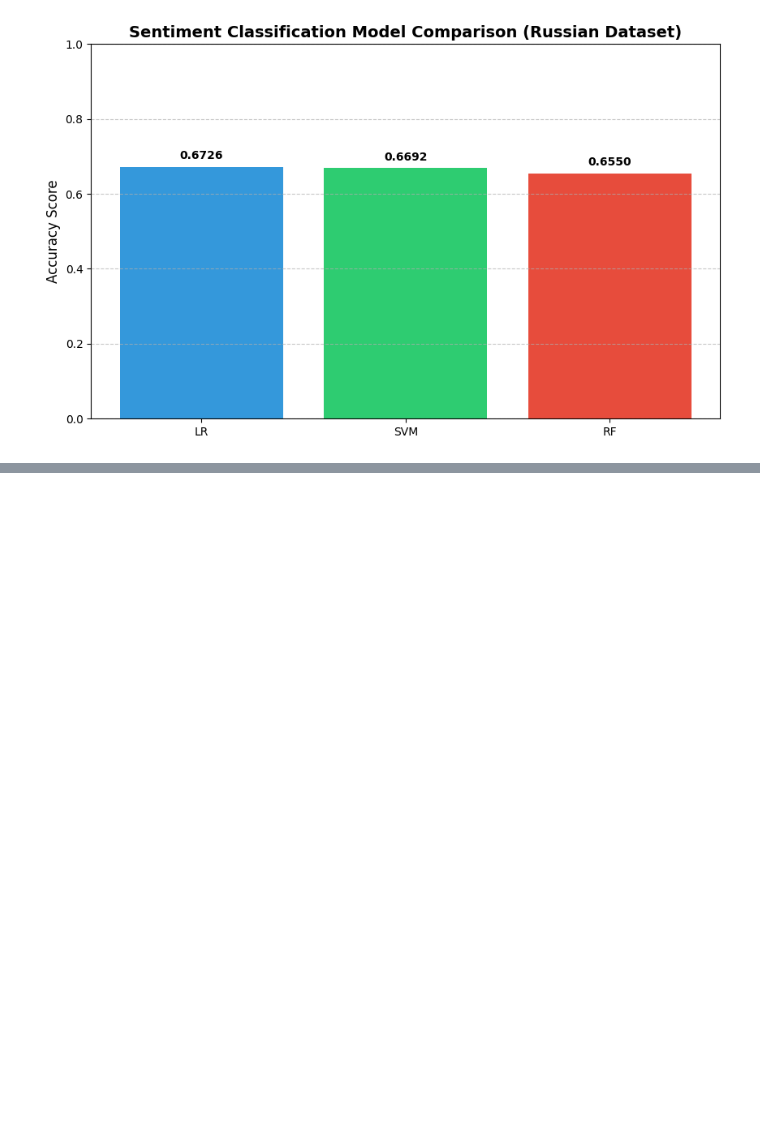
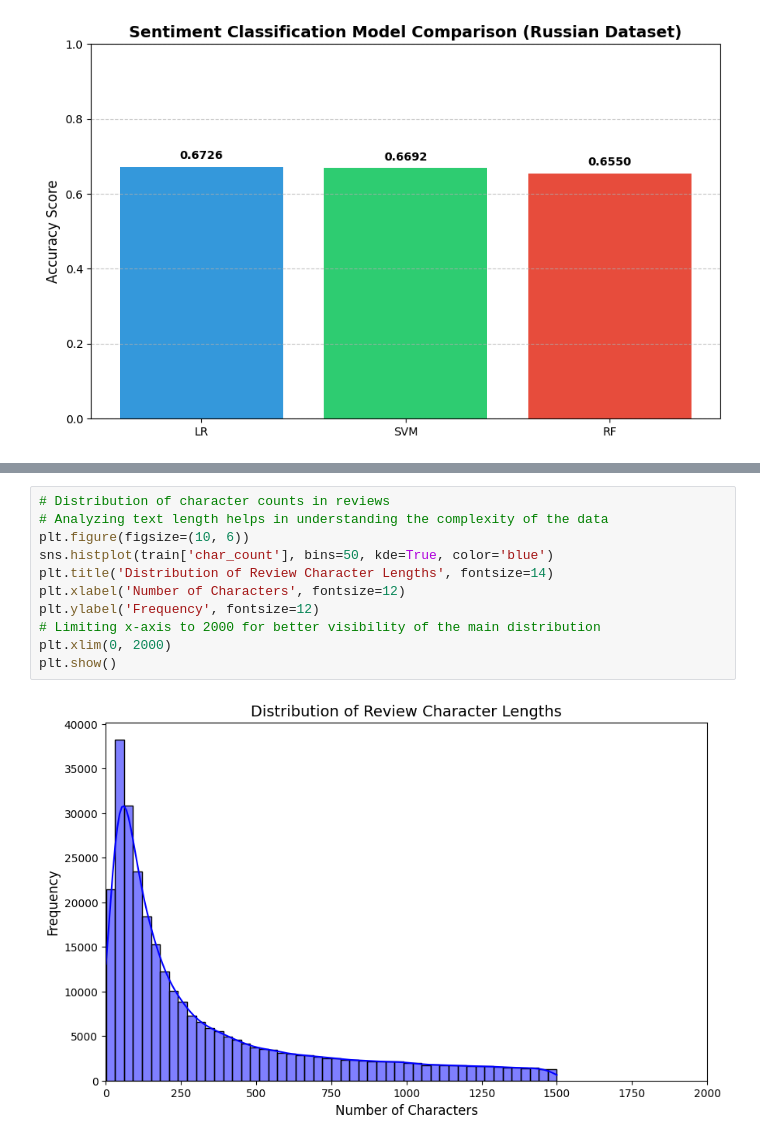
Before and after one commit to adriannag9/machine-learning-project, a Jupyter notebook: ru_sentiment_classification.ipynb, the cells around one changed output, grey strips where cells are left out. Drawn from its saved outputs; the diff is of its cells as text; blank space fills up the shorter version.

```diff
--- a/ru_sentiment_classification.ipynb
+++ b/ru_sentiment_classification.ipynb
@@ -438,0 +471,13 @@ plt.show()
+# %%
+# Distribution of character counts in reviews
+# Analyzing text length helps in understanding the complexity of the data
+plt.figure(figsize=(10, 6))
+sns.histplot(train['char_count'], bins=50, kde=True, color='blue')
+plt.title('Distribution of Review Character Lengths', fontsize=14)
+plt.xlabel('Number of Characters', fontsize=12)
+plt.ylabel('Frequency', fontsize=12)
+# Limiting x-axis to 2000 for better visibility of the main distribution
+plt.xlim(0, 2000)
+plt.show()
+# %% [output]
+[figure, added]
```
Also changed, not shown: parts of 7 cells of this notebook.
